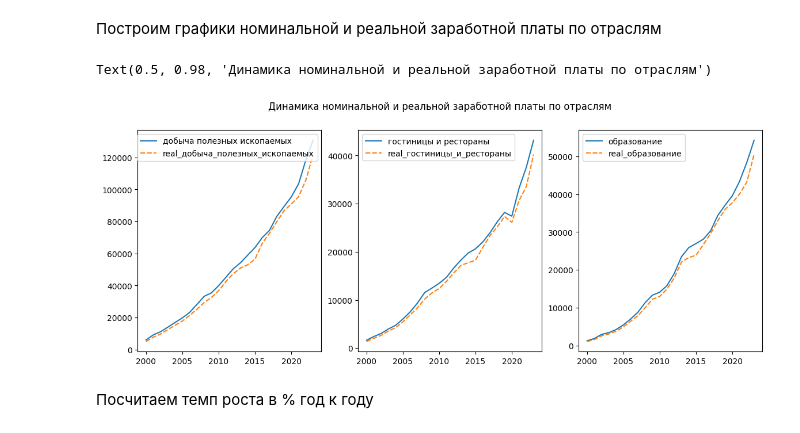
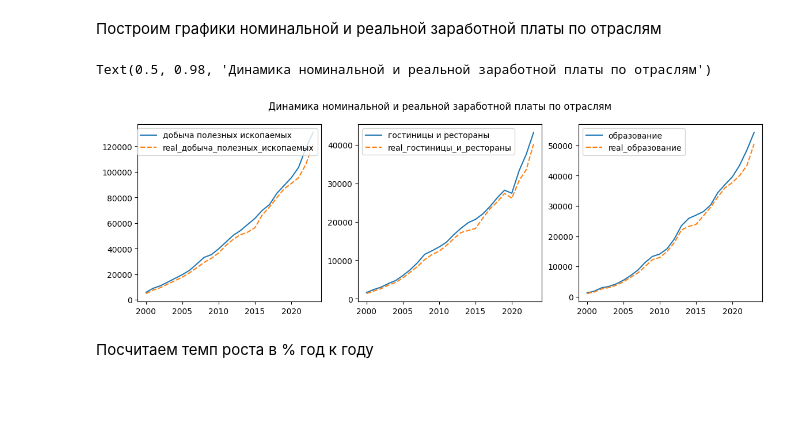
Before and after one commit to Kamilpnz/Start_DS, a Jupyter notebook: final_project.ipynb, the cells around one changed output. Cells and saved outputs as stored; diff of their text form; code cells hidden in the pictures; blank space fills up the shorter version.

```diff
--- a/final_project.ipynb
+++ b/final_project.ipynb
@@ -72,40 +77,3 @@ sns.boxplot(df_main)
 [figure]
 # %% [markdown]
 Загрузим данные о инфляции по годам
-# %%
-import requests
-import pandas as pd
-from urllib.parse import urlparse, urlunparse, quote
-
-def encode_punycode(url):
-    # Разбиваем URL на компоненты
-    parsed_url = urlparse(url)
-    # Кодируем доменное имя в Punycode
-    encoded_domain = parsed_url.hostname.encode('idna').decode('ascii')
-    # Кодируем путь для безопасной передачи через URL
-    encoded_path = quote(parsed_url.path)
-    # Возвращаем перекодированный URL
-    return urlunparse(parsed_url._replace(netloc=encoded_domain, path=encoded_path))
-
-# Исходный URL
-url = 'https://уровень-инфляции.рф/таблицы-инфляции'
-
-# Кодирование доменного имени и пути в Punycode/URL-код
-encoded_url = encode_punycode(url)
-print("Encoded URL:", encoded_url)
-
-# Загрузка всех таблиц со страницы
-try:
-    tables = pd.read_html(encoded_url)
-    print(f"Найдено таблиц: {len(tables)}")
-    if tables:
-        df_inf = tables[0]
-        # print(tables[0])
-        # Опционально: сохранение таблиц в CSV
-        for i, table in enumerate(tables):
-            table.to_csv(f'table_{i+1}.csv', index=False)
-        print("Таблицы сохранены в файлы CSV.")
-    else:
-        print("На странице не найдены таблицы.")
-except Exception as e:
-    print("Произошла ошибка при загрузке таблиц:", e)
@@ -203,17 +168,17 @@ df_main
 # %% [markdown]
 Построим графики номинальной и реальной заработной платы по отраслям
 # %%
-plt.figure(figsize=(14, 5))
+plt.figure(figsize=(14, 4))
 plt.subplot(131)
 sns.lineplot(data = df_main[['добыча полезных ископаемых', 'real_добыча_полезных_ископаемых']])
 plt.subplot(132)
 sns.lineplot(data = df_main[['гостиницы и рестораны', 'real_гостиницы_и_рестораны']])
 plt.subplot(133)
 sns.lineplot(data = df_main[['образование', 'real_образование']])
 plt.suptitle('Динамика номинальной и реальной заработной платы по отраслям')
 # %% [output]
 Text(0.5, 0.98, 'Динамика номинальной и реальной заработной платы по отраслям')
-[figure, old version]
+[figure, new version]
 # %% [markdown]
 Посчитаем темп роста в % год к году
 # %%
```
Also changed, not shown: parts of 7 cells of this notebook, 2 other files.
